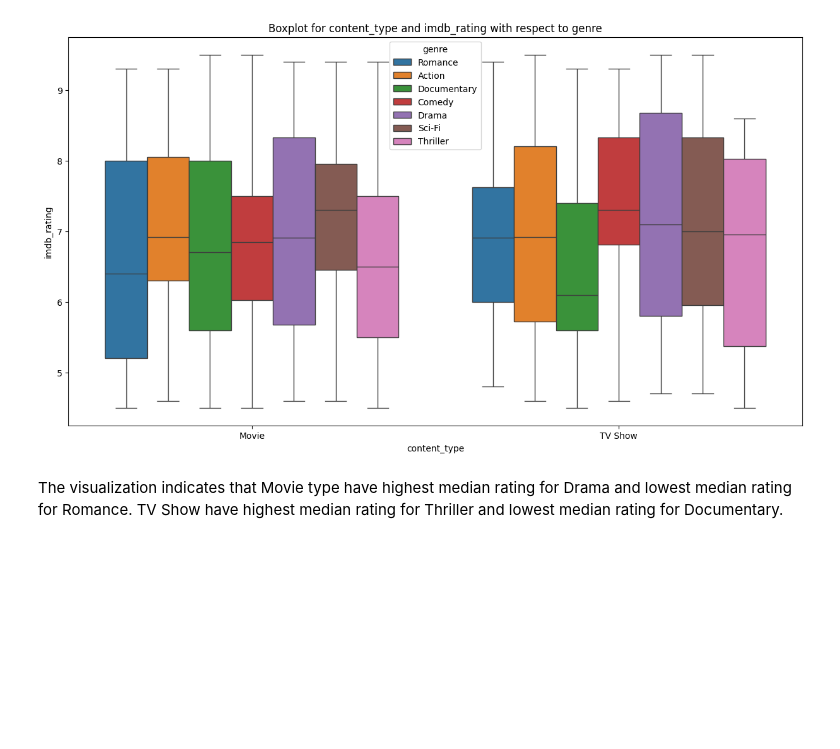
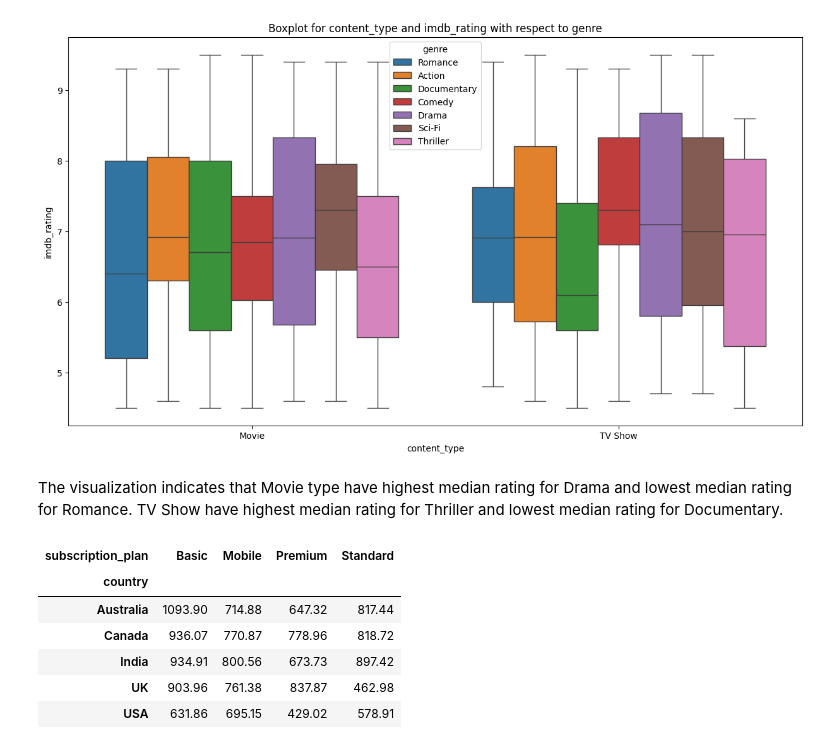
Before and after one commit to anuja-2904/Amazon_Prime_Video_Data, a Jupyter notebook: Amazon_Prime_Video_Data.ipynb, the cells around one changed output. Cells and saved outputs as stored; diff of their text form; code cells hidden in the pictures; blank space fills up the shorter version.

```diff
--- a/Amazon_Prime_Video_Data.ipynb
+++ b/Amazon_Prime_Video_Data.ipynb
@@ -1342,3 +1342,14 @@ plt.show()
 # %% [markdown]
 The visualization indicates that Movie type have highest median rating for Drama and lowest median rating for Romance.
 TV Show have highest median rating for Thriller and lowest median rating for Documentary.
+# %%
+ct1 = pd.crosstab(df["country"],df["subscription_plan"],values=df["revenue_millions"],aggfunc='sum')
+ct1
+# %% [output]
+| subscription_plan | Basic | Mobile | Premium | Standard |
+| country |  |  |  |  |
+| Australia | 1093.90 | 714.88 | 647.32 | 817.44 |
+| Canada | 936.07 | 770.87 | 778.96 | 818.72 |
+| India | 934.91 | 800.56 | 673.73 | 897.42 |
+| UK | 903.96 | 761.38 | 837.87 | 462.98 |
+| USA | 631.86 | 695.15 | 429.02 | 578.91 |
```
Also changed, not shown: parts of 5 cells of this notebook.
